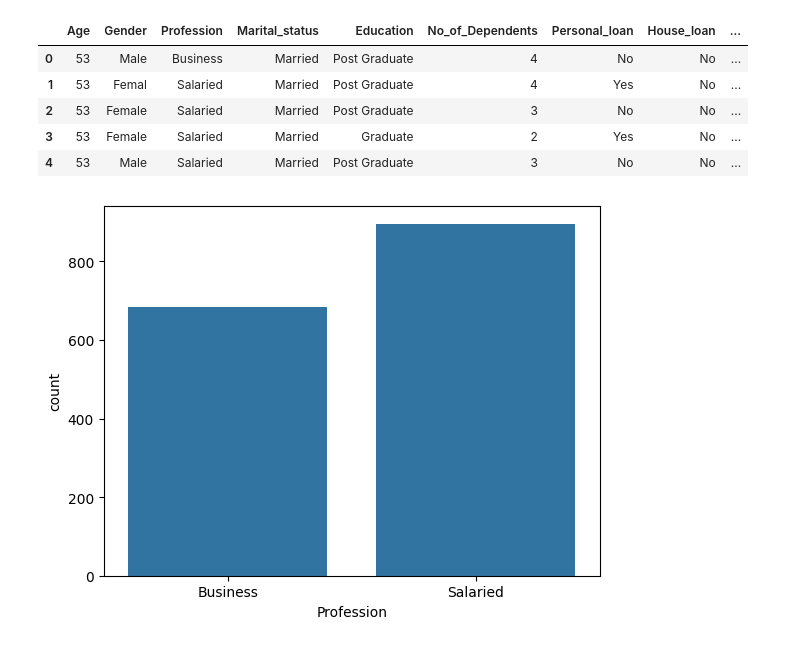
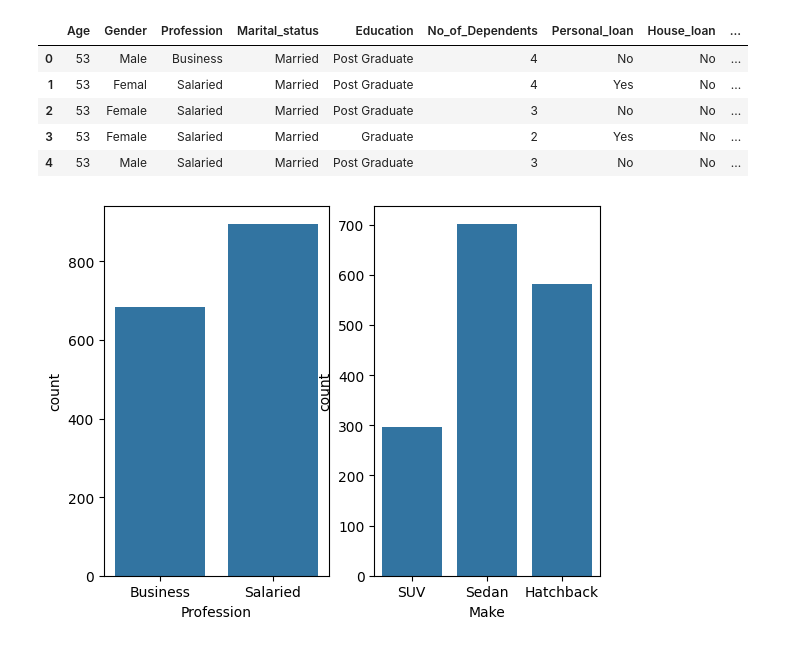
Before and after one commit to anirudhsardiwal/from-computer, a Jupyter notebook: from computer try.ipynb, the cells around one changed output. Cells and saved outputs as stored; diff of their text form; code cells hidden in the pictures.

Commit message:
added countplots

```diff
--- a/from computer try.ipynb
+++ b/from computer try.ipynb
@@ -7,4 +5,4 @@ import matplotlib.pyplot as plt
 import seaborn as sns
 %matplotlib inline
 # %%
-df = pd.read_csv('https://github.com/anirudhsardiwal/from-computer/blob/92e26542a20fa1f21cfe7c89955ddfe6ed72de8c/austo_automobile.csv')
+df = pd.read_csv('https://raw.githubusercontent.com/anirudhsardiwal/from-computer/refs/heads/main/austo_automobile.csv')
@@ -20,7 +16,11 @@ df.head()
 | 3 | 53 | Female | Salaried | Married | Graduate | 2 | Yes | No | ... |
 | 4 | 53 | Male | Salaried | Married | Post Graduate | 3 | No | No | ... |
 # %%
+plt.subplot(121)
 sns.countplot(df, x=df['Profession']);
+
+plt.subplot(122)
+sns.countplot(df, x=df['Make']);
 # %% [output]
-[figure, old version]
+[figure, new version]
 # %%
```
Also changed, not shown: parts of 3 cells of this notebook.
